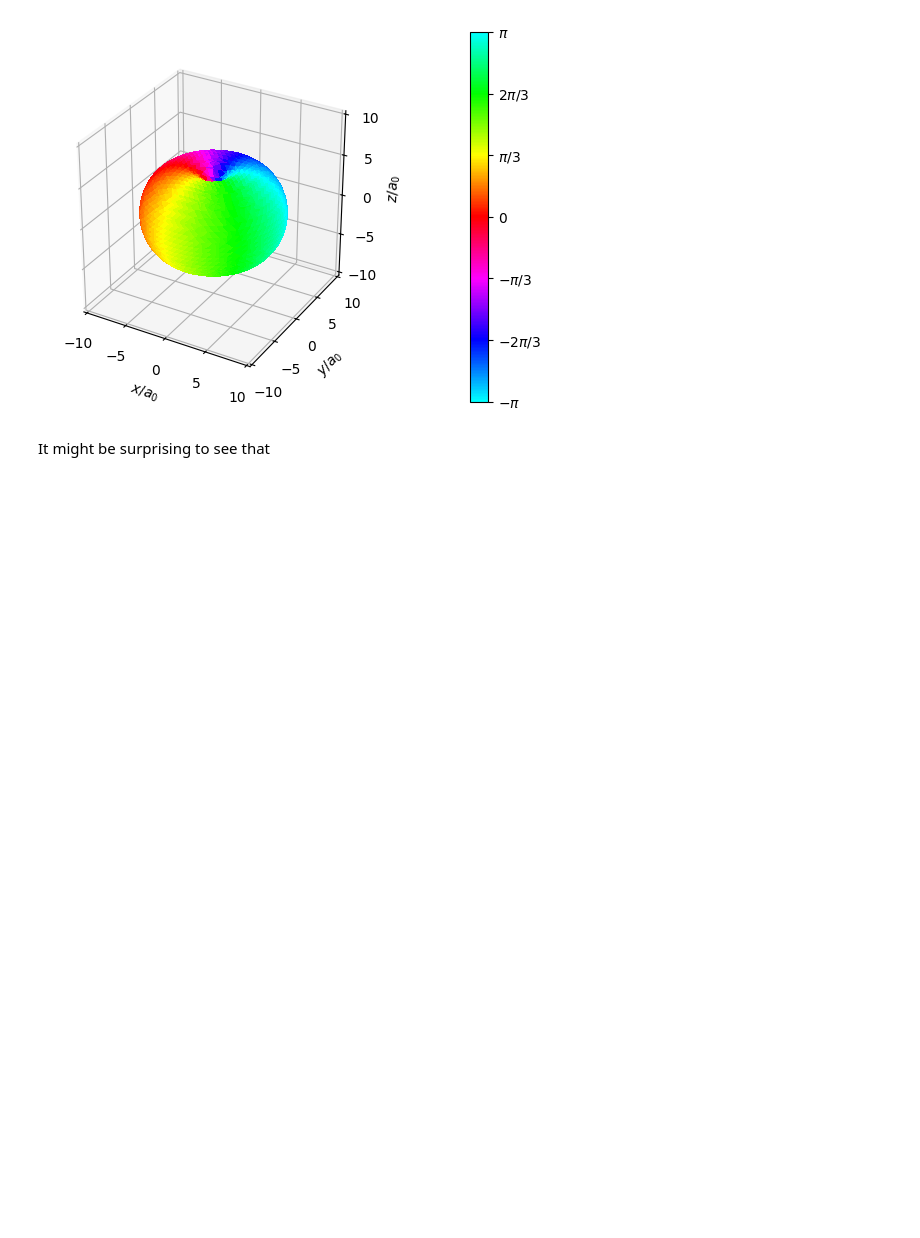
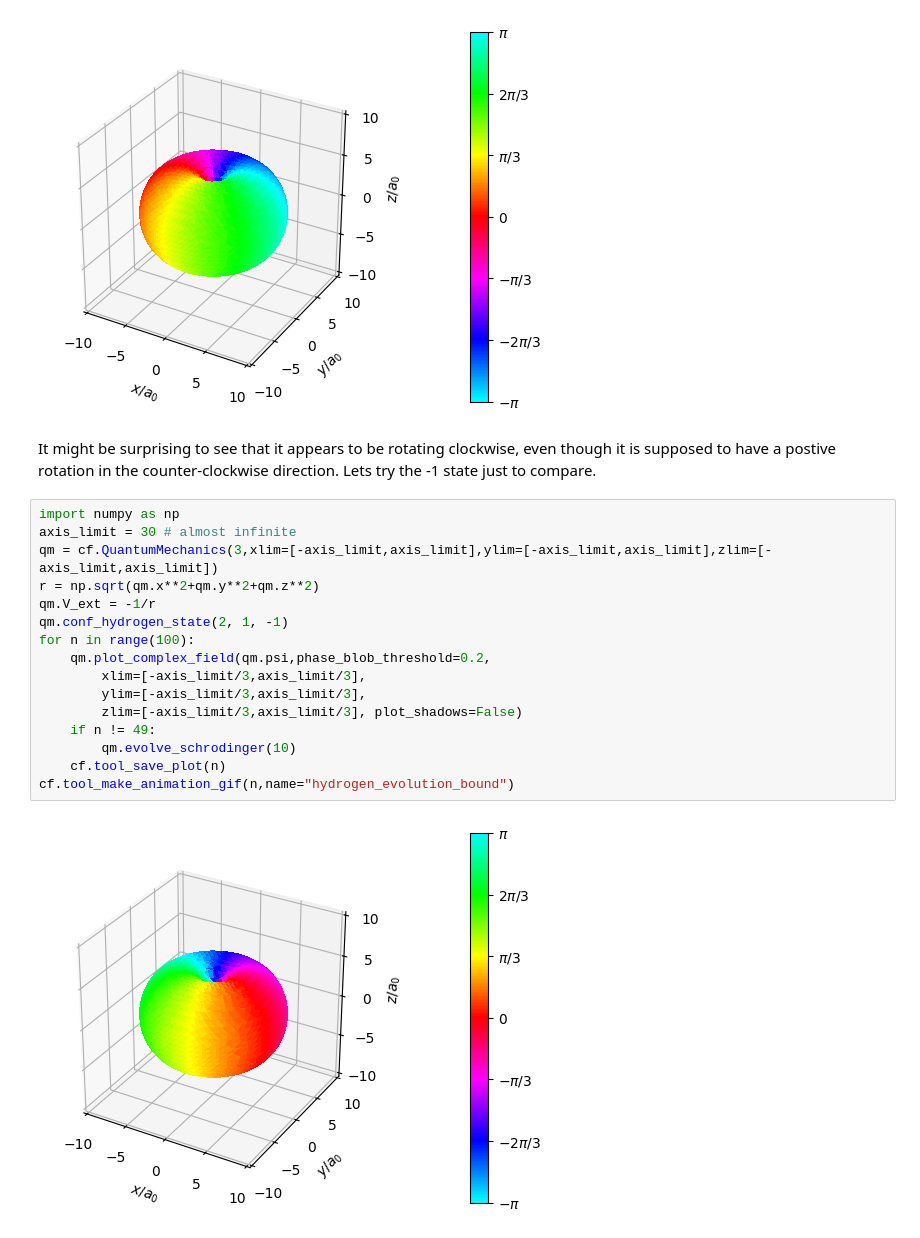
Before and after one commit to vidarsko/ComFiT, a Jupyter notebook: tutorial/quantum_mechanics_the_hydrogen_atom.ipynb, the cells around one changed output. Saved outputs shown, nothing was run; the diff lists cells and outputs as text; blank space fills up the shorter version.

Commit message:
added another animation to qm tutorial

```diff
--- a/tutorial/quantum_mechanics_the_hydrogen_atom.ipynb
+++ b/tutorial/quantum_mechanics_the_hydrogen_atom.ipynb
@@ -170,5 +170,24 @@ for n in range(100):
 cf.tool_make_animation_gif(n,name="hydrogen_evolution_bound")
 # %% [output]
 [figure]
-# %% [markdown]
-It might be surprising to see that
+# %% [markdown]
+It might be surprising to see that it appears to be rotating clockwise, even though it is supposed to have a postive rotation in the counter-clockwise direction.
+Lets try the -1 state just to compare.
+# %%
+import numpy as np
+axis_limit = 30 # almost infinite
+qm = cf.QuantumMechanics(3,xlim=[-axis_limit,axis_limit],ylim=[-axis_limit,axis_limit],zlim=[-axis_limit,axis_limit])
+r = np.sqrt(qm.x**2+qm.y**2+qm.z**2)
+qm.V_ext = -1/r
+qm.conf_hydrogen_state(2, 1, -1)
+for n in range(100):
+    qm.plot_complex_field(qm.psi,phase_blob_threshold=0.2,
+        xlim=[-axis_limit/3,axis_limit/3],
+        ylim=[-axis_limit/3,axis_limit/3],
+        zlim=[-axis_limit/3,axis_limit/3], plot_shadows=False)
+    if n != 49:
+        qm.evolve_schrodinger(10)
+    cf.tool_save_plot(n)
+cf.tool_make_animation_gif(n,name="hydrogen_evolution_bound")
+# %% [output]
+[figure, added]
```
